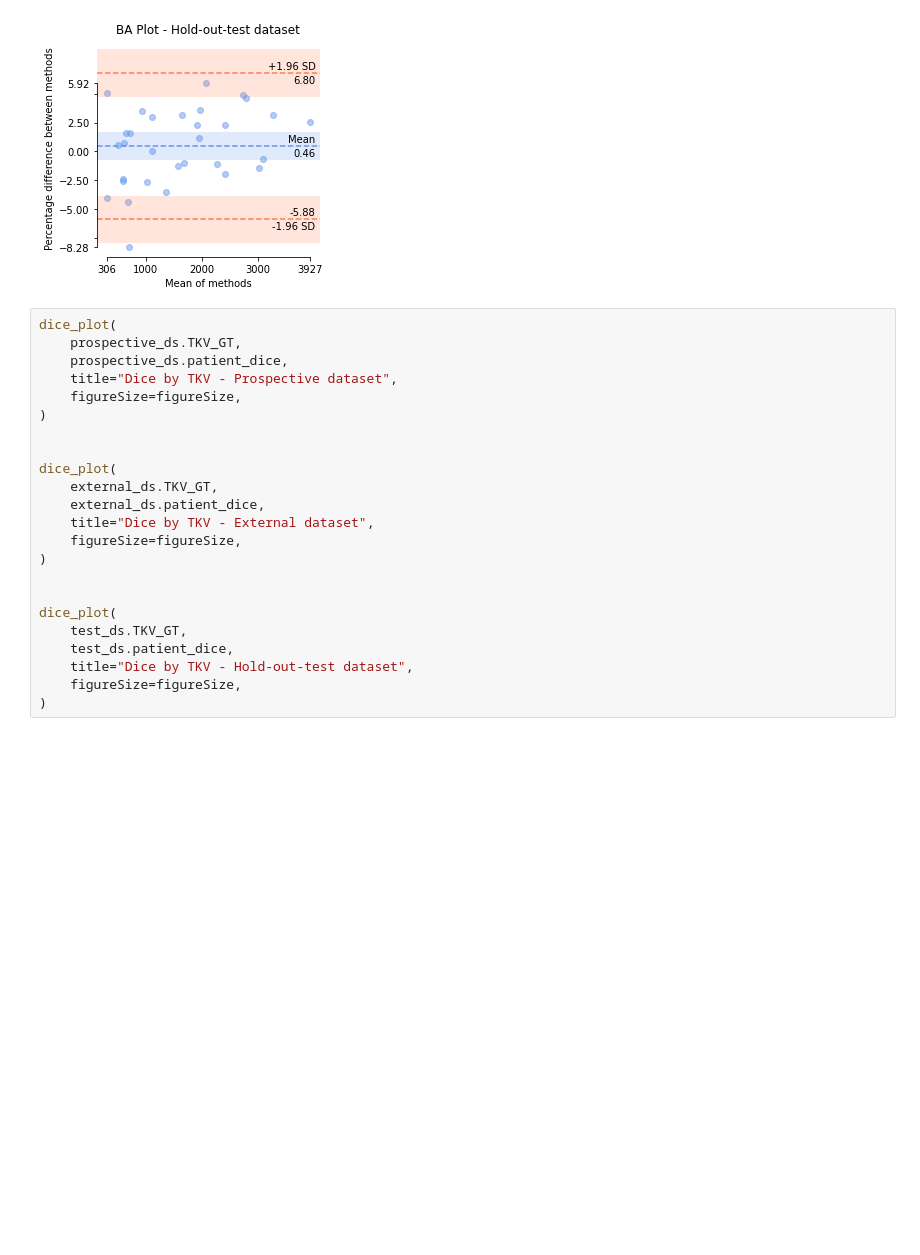
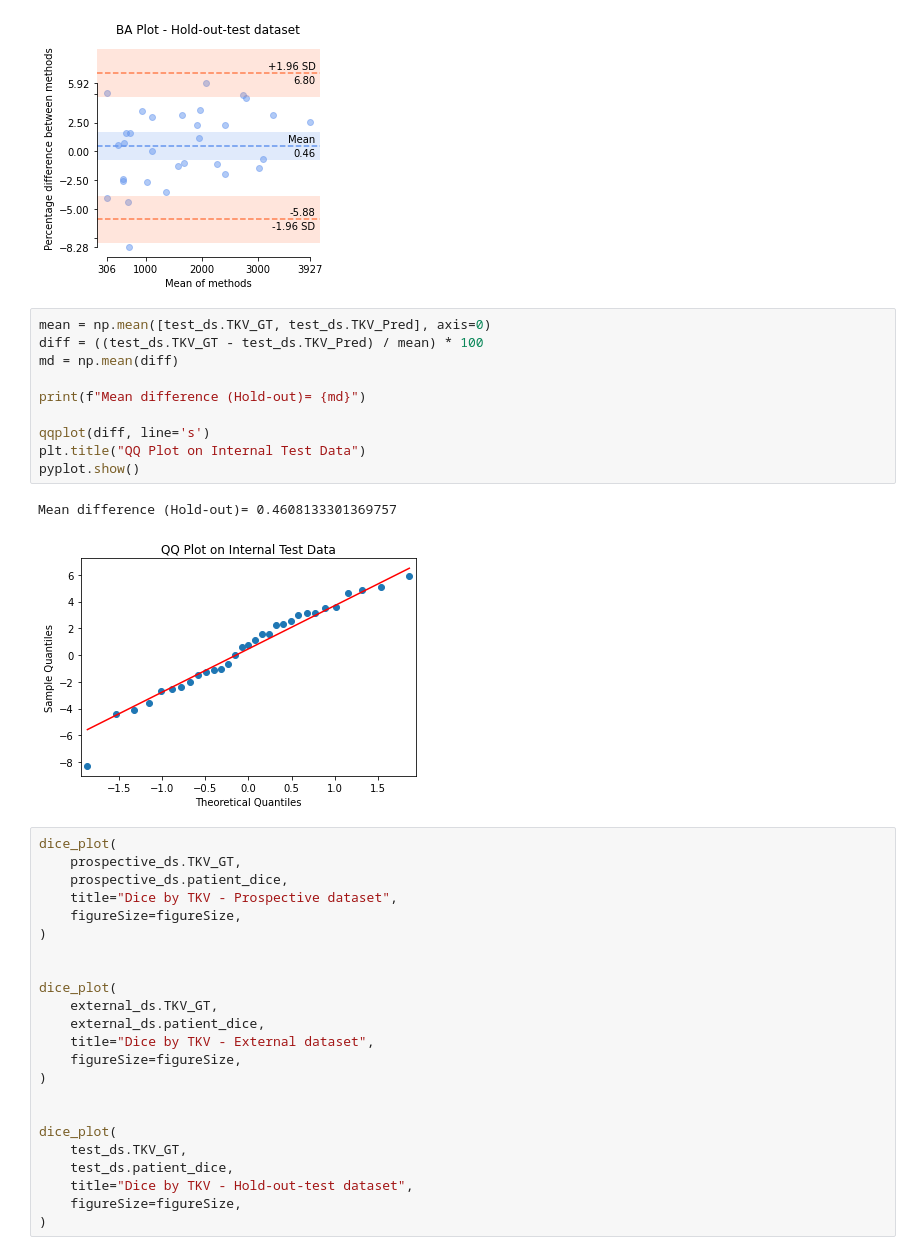
Before and after one commit to aksg87/adpkd-segmentation-pytorch, a Jupyter notebook: results/bland_altman.ipynb, the cells around one changed output. Cells and saved outputs as stored; diff of their text form; blank space fills up the shorter version.

```diff
--- a/results/bland_altman.ipynb
+++ b/results/bland_altman.ipynb
@@ -122,6 +164,19 @@ blandAltman(
 )
 # %% [output]
 [figure]
+# %%
+mean = np.mean([test_ds.TKV_GT, test_ds.TKV_Pred], axis=0)
+diff = ((test_ds.TKV_GT - test_ds.TKV_Pred) / mean) * 100
+md = np.mean(diff)
+
+print(f"Mean difference (Hold-out)= {md}")
+
+qqplot(diff, line='s')
+plt.title("QQ Plot on Internal Test Data")
+pyplot.show()
+# %% [output]
+Mean difference (Hold-out)= 0.4608133301369757
+[figure, added]
 # %%
 dice_plot(
     prospective_ds.TKV_GT,
```
Also changed, not shown: parts of 3 cells of this notebook.
